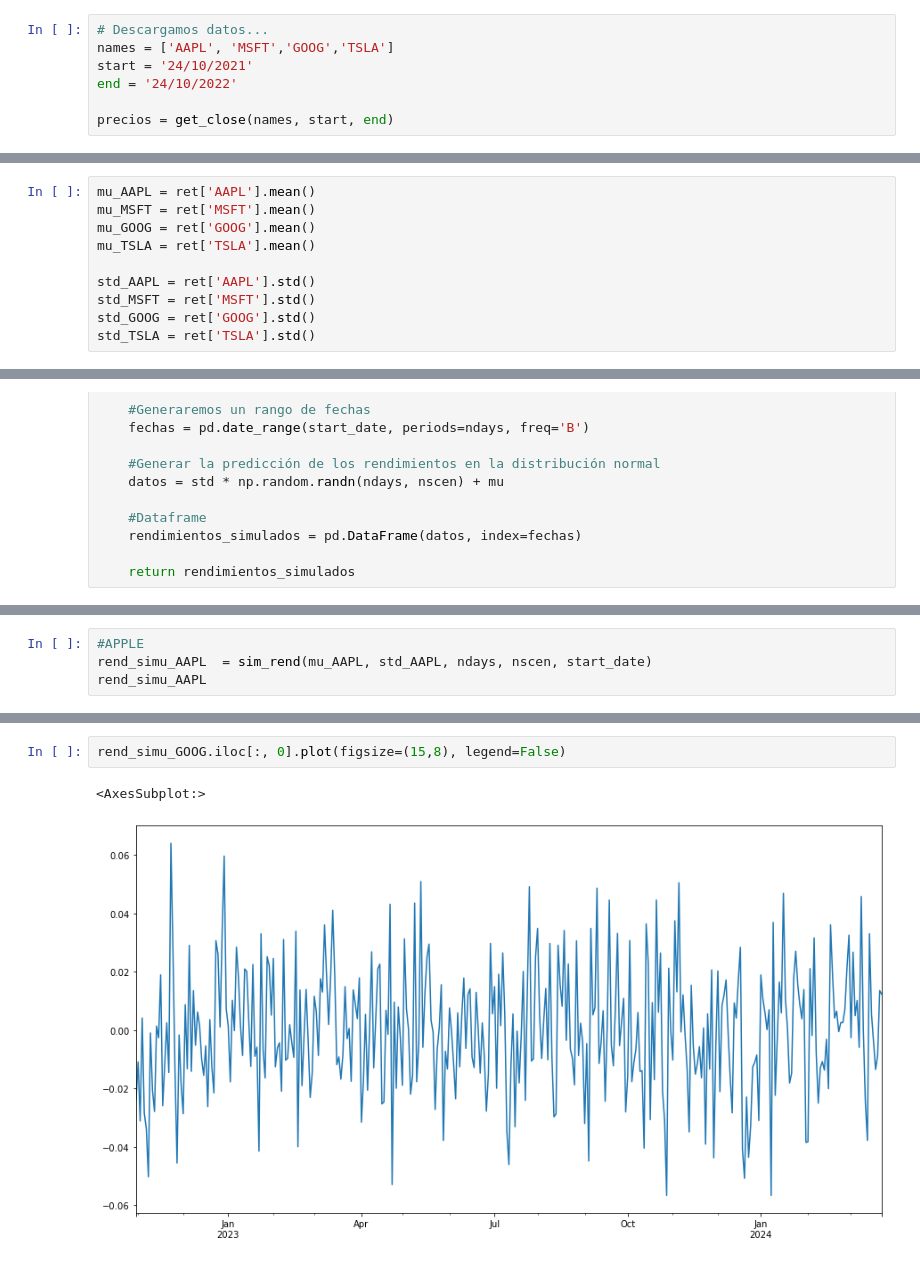
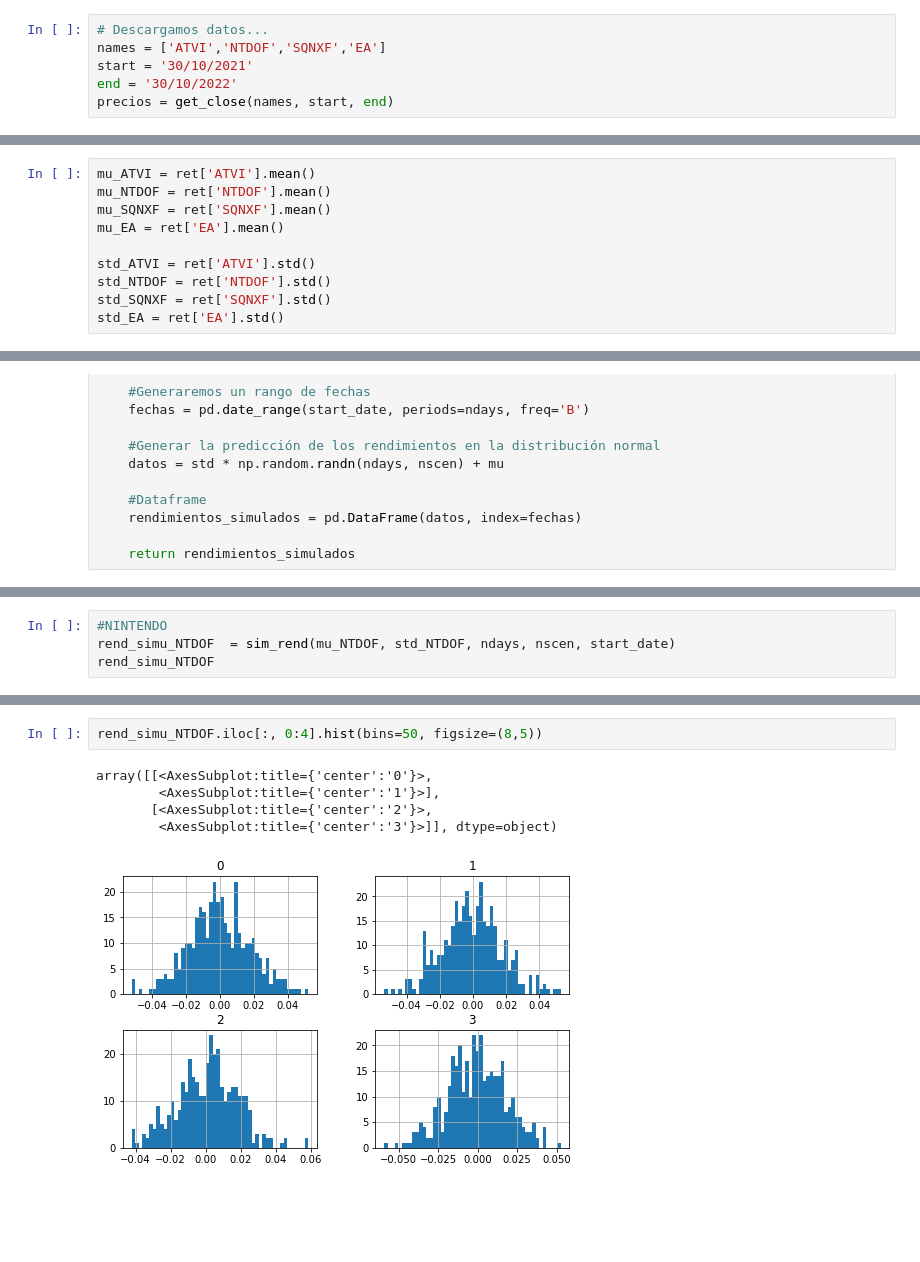
Before and after one commit to GustavodeAnda/PM2_deAndaG1_Hern-ndezM2_Rodr-guezS3, a Jupyter notebook: PM2_deAndaG1_HernándezM2_RodríguezS3.ipynb, the cells around one changed output, grey strips where cells are left out. Cells and saved outputs as stored; diff of their text form; blank space fills up the shorter version.

```diff
--- a/PM2_deAndaG1_HernándezM2_RodríguezS3.ipynb
+++ b/PM2_deAndaG1_HernándezM2_RodríguezS3.ipynb
@@ -39,10 +42,9 @@ def get_close(names, start, end):
     return closes['Adj Close']
 # %%
 # Descargamos datos...
-names = ['AAPL', 'MSFT','GOOG','TSLA']
-start = '24/10/2021'
-end = '24/10/2022'
-
+names = ['ATVI','NTDOF','SQNXF','EA']
+start = '30/10/2021'
+end = '30/10/2022'
 precios = get_close(names, start, end)
 # %%
 # graficos
@@ -71,12 +73,12 @@ array([[<AxesSubplot:title={'center':'AAPL'}>,
 # %%
-mu_AAPL = ret['AAPL'].mean()
-mu_MSFT = ret['MSFT'].mean()
-mu_GOOG = ret['GOOG'].mean()
-mu_TSLA = ret['TSLA'].mean()
+mu_ATVI = ret['ATVI'].mean()
+mu_NTDOF = ret['NTDOF'].mean()
+mu_SQNXF = ret['SQNXF'].mean()
+mu_EA = ret['EA'].mean()
 
-std_AAPL = ret['AAPL'].std()
-std_MSFT = ret['MSFT'].std()
-std_GOOG = ret['GOOG'].std()
-std_TSLA = ret['TSLA'].std()
+std_ATVI = ret['ATVI'].std()
+std_NTDOF = ret['NTDOF'].std()
+std_SQNXF = ret['SQNXF'].std()
+std_EA = ret['EA'].std()
 # %%
 N = 1000
@@ -202,7 +204,7 @@ rend_simu_TSLA
 365 rows × 200 columns
 # %%
-#APPLE
-rend_simu_AAPL  = sim_rend(mu_AAPL, std_AAPL, ndays, nscen, start_date)
-rend_simu_AAPL
+#NINTENDO
+rend_simu_NTDOF  = sim_rend(mu_NTDOF, std_NTDOF, ndays, nscen, start_date)
+rend_simu_NTDOF
 # %% [output]
 |  | 0 | 1 | 2 | 3 | 4 | 5 | 6 | 7 | 8 | 9 | ... | ... |
@@ -268,5 +278,8 @@ rend_simu_AAPL.iloc[:, 0].plot(figsize=(15,8), legend=False)
 # %%
-rend_simu_GOOG.iloc[:, 0].plot(figsize=(15,8), legend=False)
+rend_simu_NTDOF.iloc[:, 0:4].hist(bins=50, figsize=(8,5))
 # %% [output]
-<AxesSubplot:>
+array([[<AxesSubplot:title={'center':'0'}>,
+        <AxesSubplot:title={'center':'1'}>],
+       [<AxesSubplot:title={'center':'2'}>,
+        <AxesSubplot:title={'center':'3'}>]], dtype=object)
-[figure, old version]
+[figure, new version]
```
Also changed, not shown: parts of 55 cells of this notebook.
